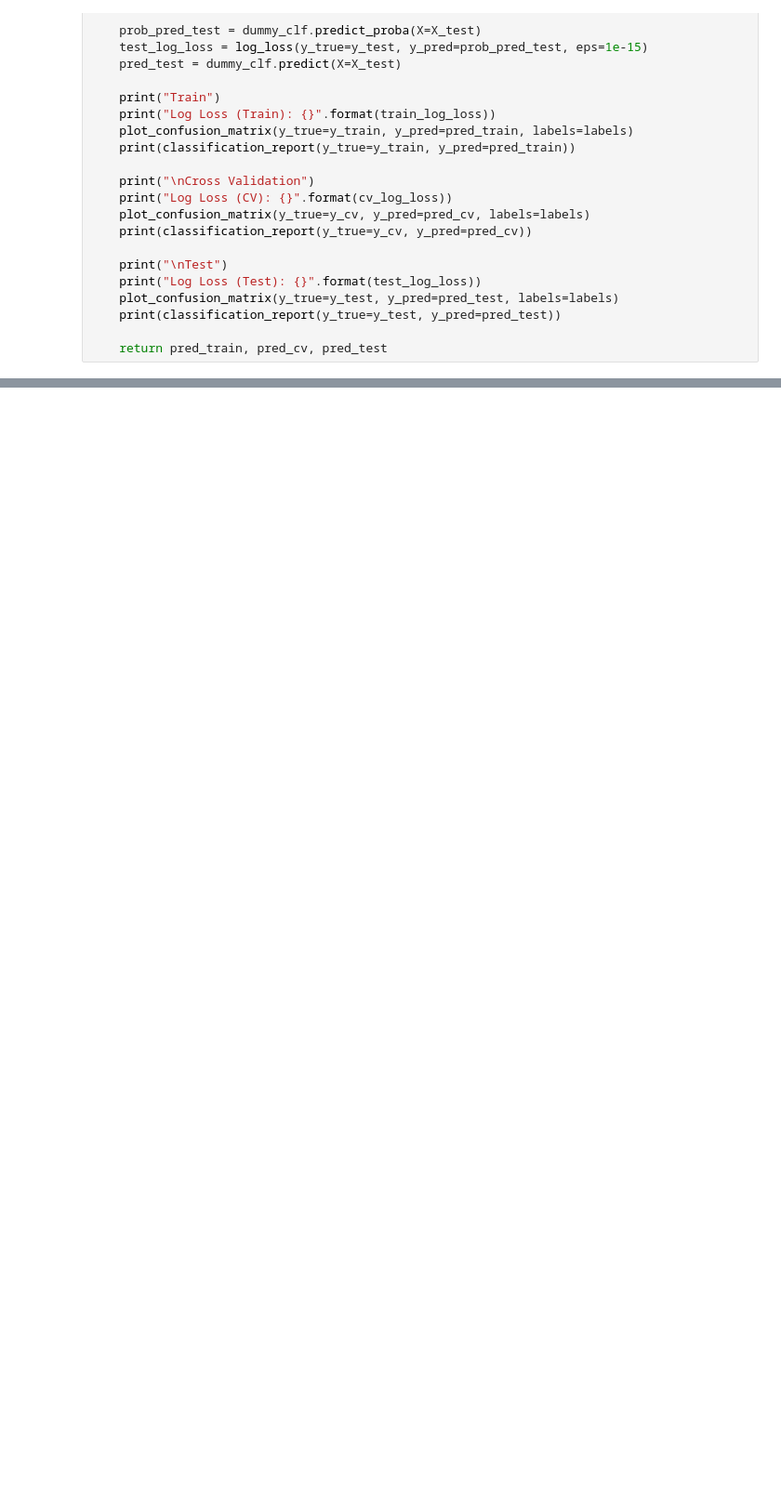
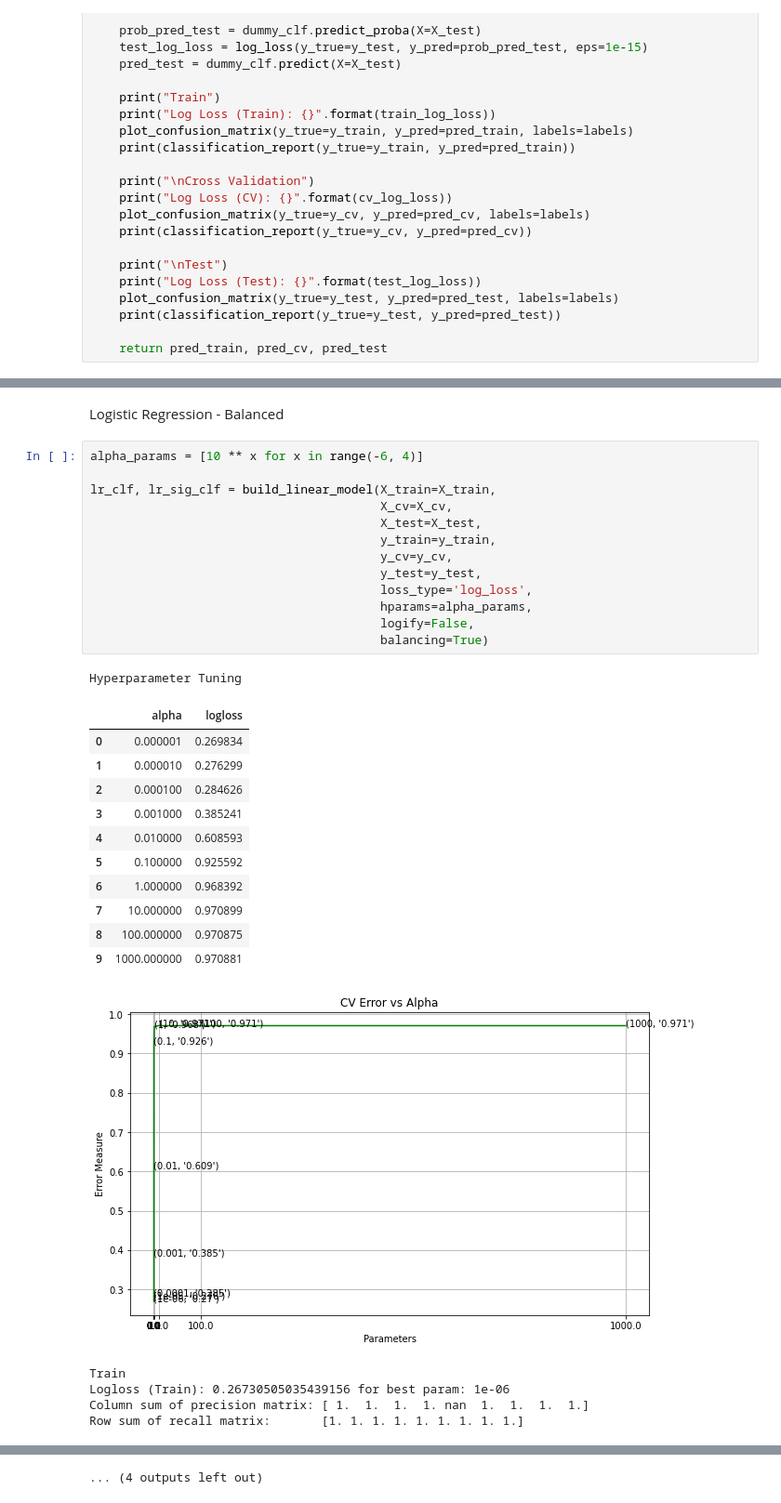
Before and after one commit to mohd-saifuddin/Applied-Roots, a Jupyter notebook: Applied-AI-Course/Modules/M06-ML-Case-Studies/06-Microsoft-Malware-Detection/Microsoft-Malware-Detection-Practice.ipynb, the cells around one changed output, grey strips where cells are left out. Shown at 93% size. Saved outputs shown, nothing was run; the diff lists cells and outputs as text; blank space fills up the shorter version.

```diff
--- a/Applied-AI-Course/Modules/M06-ML-Case-Studies/06-Microsoft-Malware-Detection/Microsoft-Malware-Detection-Practice.ipynb
+++ b/Applied-AI-Course/Modules/M06-ML-Case-Studies/06-Microsoft-Malware-Detection/Microsoft-Malware-Detection-Practice.ipynb
@@ -635,0 +878,33 @@ weighted avg       0.17      0.10      0.12      2174
+# %% [markdown]
+Logistic Regression - Balanced
+# %%
+alpha_params = [10 ** x for x in range(-6, 4)]
+
+lr_clf, lr_sig_clf = build_linear_model(X_train=X_train,
+                                        X_cv=X_cv,
+                                        X_test=X_test,
+                                        y_train=y_train,
+                                        y_cv=y_cv,
+                                        y_test=y_test,
+                                        loss_type='log_loss',
+                                        hparams=alpha_params,
+                                        logify=False,
+                                        balancing=True)
+# %% [output]
+Hyperparameter Tuning
+|  | alpha | logloss |
+| 0 | 0.000001 | 0.269834 |
+| 1 | 0.000010 | 0.276299 |
+| 2 | 0.000100 | 0.284626 |
+| 3 | 0.001000 | 0.385241 |
+| 4 | 0.010000 | 0.608593 |
+| 5 | 0.100000 | 0.925592 |
+| 6 | 1.000000 | 0.968392 |
+| 7 | 10.000000 | 0.970899 |
+| 8 | 100.000000 | 0.970875 |
+| 9 | 1000.000000 | 0.970881 |
+[figure, added]
+Train
+Logloss (Train): 0.26730505035439156 for best param: 1e-06
+Column sum of precision matrix: [ 1.  1.  1.  1. nan  1.  1.  1.  1.]
+Row sum of recall matrix:       [1. 1. 1. 1. 1. 1. 1. 1. 1.]
@@ -635,0 +951 @@ weighted avg       0.17      0.10      0.12      2174
+... (4 outputs left out)
```
Also changed, not shown: parts of 18 cells of this notebook.
